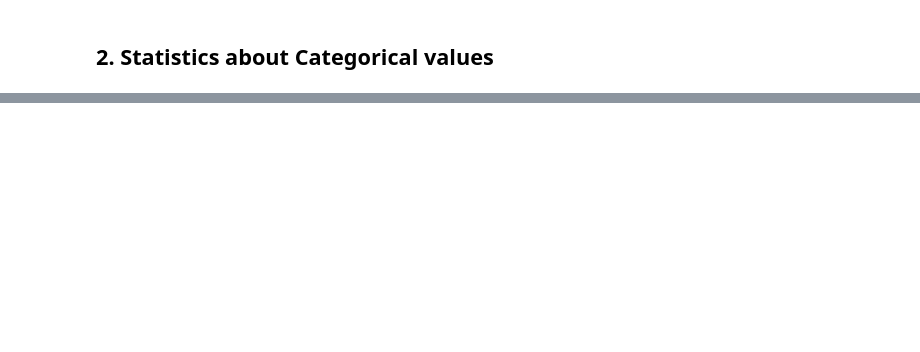
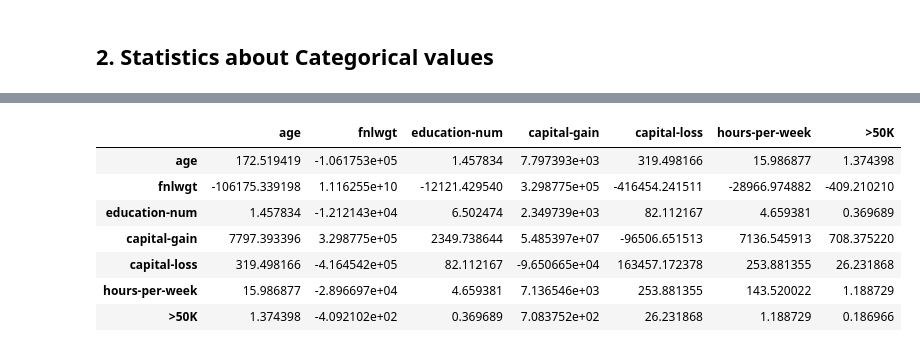
Before and after one commit to QiS9596/5243ExploratoryDataAnalysis, a Jupyter notebook: scripts/Lab1.ipynb, the cells around one changed output, grey strips where cells are left out. Saved outputs shown, nothing was run; the diff lists cells and outputs as text; code cells hidden in the pictures; blank space fills up the shorter version.

```diff
--- a/scripts/Lab1.ipynb
+++ b/scripts/Lab1.ipynb
@@ -89,0 +246,11 @@ KeyError: ("None of [Index([' State-gov', ' Self-emp-not-inc', ' Private', ' Pri
+# %%
+adult.cov()
+# %% [output]
+|  | age | fnlwgt | education-num | capital-gain | capital-loss | hours-per-week | >50K |
+| age | 172.519419 | -1.061753e+05 | 1.457834 | 7.797393e+03 | 319.498166 | 15.986877 | 1.374398 |
+| fnlwgt | -106175.339198 | 1.116255e+10 | -12121.429540 | 3.298775e+05 | -416454.241511 | -28966.974882 | -409.210210 |
+| education-num | 1.457834 | -1.212143e+04 | 6.502474 | 2.349739e+03 | 82.112167 | 4.659381 | 0.369689 |
+| capital-gain | 7797.393396 | 3.298775e+05 | 2349.738644 | 5.485397e+07 | -96506.651513 | 7136.545913 | 708.375220 |
+| capital-loss | 319.498166 | -4.164542e+05 | 82.112167 | -9.650665e+04 | 163457.172378 | 253.881355 | 26.231868 |
+| hours-per-week | 15.986877 | -2.896697e+04 | 4.659381 | 7.136546e+03 | 253.881355 | 143.520022 | 1.188729 |
+| >50K | 1.374398 | -4.092102e+02 | 0.369689 | 7.083752e+02 | 26.231868 | 1.188729 | 0.186966 |
```
Also changed, not shown: parts of 17 cells of this notebook, 1 other file.
